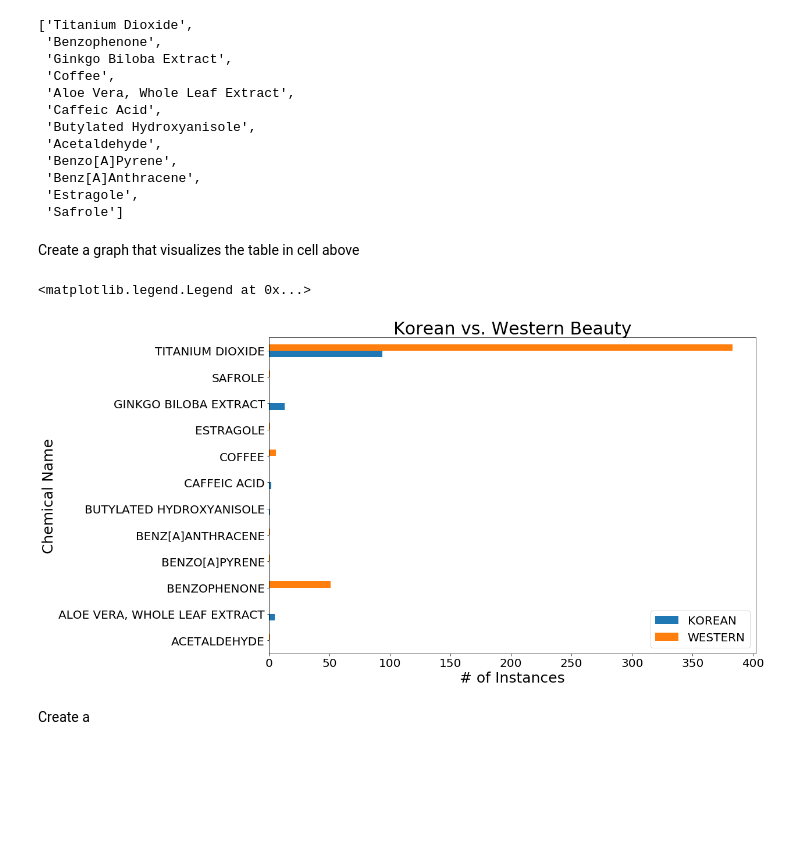
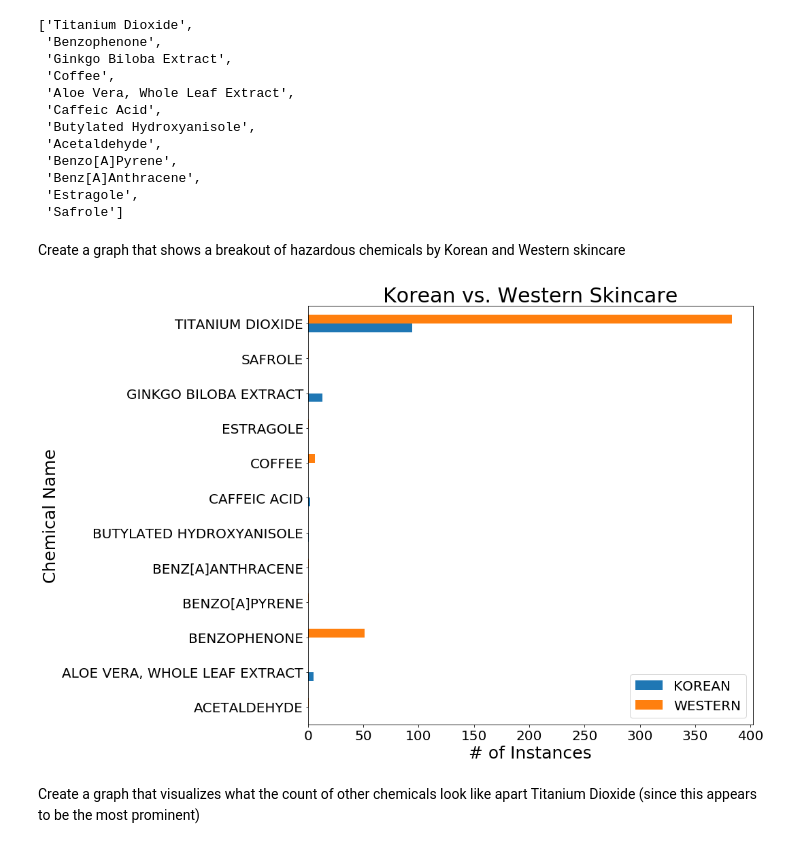
Before and after one commit to nicleong27/EastvsWest_Beauty, a Jupyter notebook: California Safe Cosmetics Program Data Checks.ipynb, the cells around one changed output. Cells and saved outputs as stored; diff of their text form; code cells hidden in the pictures; blank space fills up the shorter version.

```diff
--- a/California Safe Cosmetics Program Data Checks.ipynb
+++ b/California Safe Cosmetics Program Data Checks.ipynb
@@ -225,20 +180,22 @@ ingredients_proper
  'Benz[A]Anthracene',
  'Estragole',
  'Safrole']
-# %% [markdown]
-Create a graph that visualizes the table in cell above
+# %% [markdown]
+Create a graph that shows a breakout of hazardous chemicals by Korean and Western skincare
 # %%
 #Plot datapoints
 ax = beauty_df_final_count.groupby(['Chemical Name', 'Korean/Western']).sum()['# of Instances'].unstack().plot(kind='barh', stacked=False, figsize=[15,10])
 ax.set_xlabel('# of Instances', fontsize=25)
 ax.set_ylabel('Chemical Name', fontsize=25)
-ax.set_title('Korean vs. Western Beauty', fontsize=30)
+ax.set_title('Korean vs. Western Skincare', fontsize=30)
 ax.tick_params(axis='both', labelsize=20)
 ax.legend(loc='lower right', fontsize=20)
+plt.tight_layout()
+
+plt.savefig('images/Chem.png')
 # %% [output]
-<matplotlib.legend.Legend at 0x...>
-[figure, old version]
+[figure, new version]
-# %% [markdown]
-Create a
+# %% [markdown]
+Create a graph that visualizes what the count of other chemicals look like apart Titanium Dioxide (since this appears to be the most prominent)
 # %%
 #Plot datapoints
```
Also changed, not shown: parts of 6 cells of this notebook.
